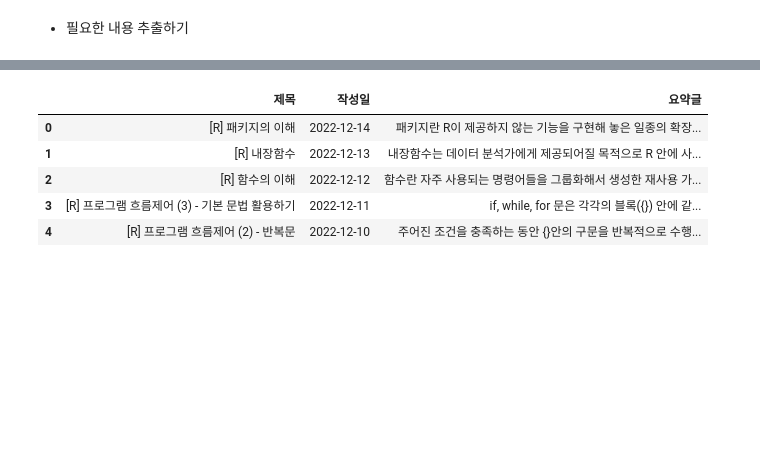
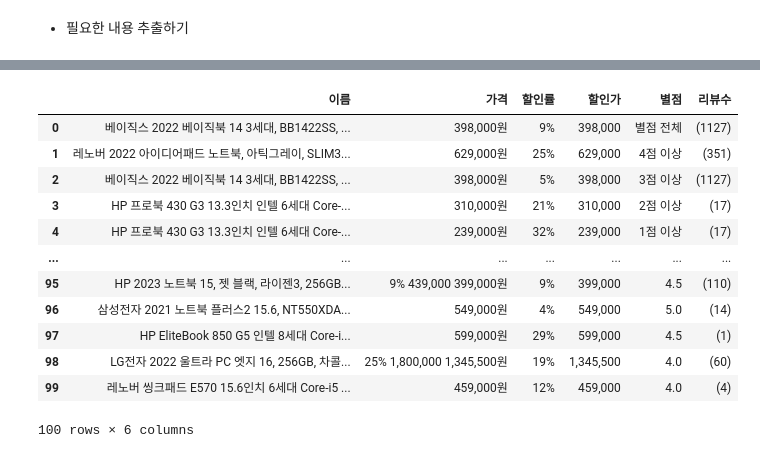
Before and after one commit to jihun5/it_jupyter, a Jupyter notebook: 쿠팡 정답맞추기전.ipynb, the cells around one changed output, grey strips where cells are left out. Saved outputs shown, nothing was run; the diff lists cells and outputs as text; code cells hidden in the pictures; blank space fills up the shorter version.

```diff
--- a/쿠팡 정답맞추기전.ipynb
+++ b/쿠팡 정답맞추기전.ipynb
@@ -100,0 +46,40 @@ result
+# %%
+notebook_name = soup.select(".name") # 이름정보
+# print(notebook_name)
+notebook_price = soup.select(".price") # 가격
+# print(notebook_price)
+notebook_discount = soup.select(".instant-discount-rate") # 할인률
+# print(notebook_discount)
+notebook_price_value = soup.select(".price-value") # 할인가
+notebook_rating = soup.select(".rating") # 별점
+notebook_review = soup.select(".rating-total-count") # 리뷰수
+# print(notebook_review)
+notebook_img = soup.select(".search-product-wrap-img") # 상품이미지
+# %%
+# 수집한 결과가 저장될 빈 리스트
+result = []
+for total_list in soup:
+    for a in range(len(soup)):
+        if  notebook_discount and notebook_review != None:
+            # notebook_name = soup.select(".name") # 이름정보
+            # print(notebook_name)
+            notename = notebook_name[a].text.strip()
+            # print(notename)
+            # notebook_price = soup.select(".price") # 가격
+            # print(noteprice)
+            noteprice = notebook_price[a].text.strip()
+            # notebook_discount = soup.select(".instant-discount-rate") # 할인률
+            notediscount = notebook_discount[a].text.strip()
+            # notebook_price_value = soup.select(".price-value") # 할인가
+            notepricevalue = notebook_price_value[a].text.strip()
+            # notebook_rating = soup.select(".rating") # 별점
+            noterating = notebook_rating[a].text.strip()
+            # notebook_review = soup.select(".rating-total-count") # 리뷰수
+            notereview = notebook_review[a].text.strip()
+            item = {"이름": notename, "가격": noteprice, "할인률": notediscount, "할인가": notepricevalue, "별점": noterating, "리뷰수":notereview}
+            result.append(item)
+        elif notediscount and notepricevalue and notereview == None:
+            result.append("null")
+             # 딕셔너리를 빈 리스트에 추가
+result
+# 없는 경우 예외처리
@@ -101,11 +104,18 @@ result
 # %%
 df = DataFrame(result)
-df.to_excel("블로그_수집.xlsx")
+df.to_excel("쿠팡_노트북.xlsx")
 df
 # %% [output]
-|  | 제목 | 작성일 | 요약글 |
-| 0 | [R] 패키지의 이해 | 2022-12-14 | 패키지란 R이 제공하지 않는 기능을 구현해 놓은 일종의 확장... |
-| 1 | [R] 내장함수 | 2022-12-13 | 내장함수는 데이터 분석가에게 제공되어질 목적으로 R 안에 사... |
-| 2 | [R] 함수의 이해 | 2022-12-12 | 함수란 자주 사용되는 명령어들을 그룹화해서 생성한 재사용 가... |
-| 3 | [R] 프로그램 흐름제어 (3) - 기본 문법 활용하기 | 2022-12-11 | if, while, for 문은 각각의 블록({}) 안에 같... |
-| 4 | [R] 프로그램 흐름제어 (2) - 반복문 | 2022-12-10 | 주어진 조건을 충족하는 동안 {}안의 구문을 반복적으로 수행... |
+|  | 이름 | 가격 | 할인률 | 할인가 | 별점 | 리뷰수 |
+| 0 | 베이직스 2022 베이직북 14 3세대, BB1422SS, ... | 398,000원 | 9% | 398,000 | 별점 전체 | (1127) |
+| 1 | 레노버 2022 아이디어패드 노트북, 아틱그레이, SLIM3... | 629,000원 | 25% | 629,000 | 4점 이상 | (351) |
+| 2 | 베이직스 2022 베이직북 14 3세대, BB1422SS, ... | 398,000원 | 5% | 398,000 | 3점 이상 | (1127) |
+| 3 | HP 프로북 430 G3 13.3인치 인텔 6세대 Core-... | 310,000원 | 21% | 310,000 | 2점 이상 | (17) |
+| 4 | HP 프로북 430 G3 13.3인치 인텔 6세대 Core-... | 239,000원 | 32% | 239,000 | 1점 이상 | (17) |
+| ... | ... | ... | ... | ... | ... | ... |
+| 95 | HP 2023 노트북 15, 젯 블랙, 라이젠3, 256GB... | 9% 439,000 399,000원 | 9% | 399,000 | 4.5 | (110) |
+| 96 | 삼성전자 2021 노트북 플러스2 15.6, NT550XDA... | 549,000원 | 4% | 549,000 | 5.0 | (14) |
+| 97 | HP EliteBook 850 G5 인텔 8세대 Core-i... | 599,000원 | 29% | 599,000 | 4.5 | (1) |
+| 98 | LG전자 2022 울트라 PC 엣지 16, 256GB, 차콜... | 25% 1,800,000 1,345,500원 | 19% | 1,345,500 | 4.0 | (60) |
+| 99 | 레노버 씽크패드 E570 15.6인치 6세대 Core-i5 ... | 459,000원 | 12% | 459,000 | 4.0 | (4) |
+100 rows × 6 columns
```
Also changed, not shown: parts of 5 cells of this notebook, 1 other file.
